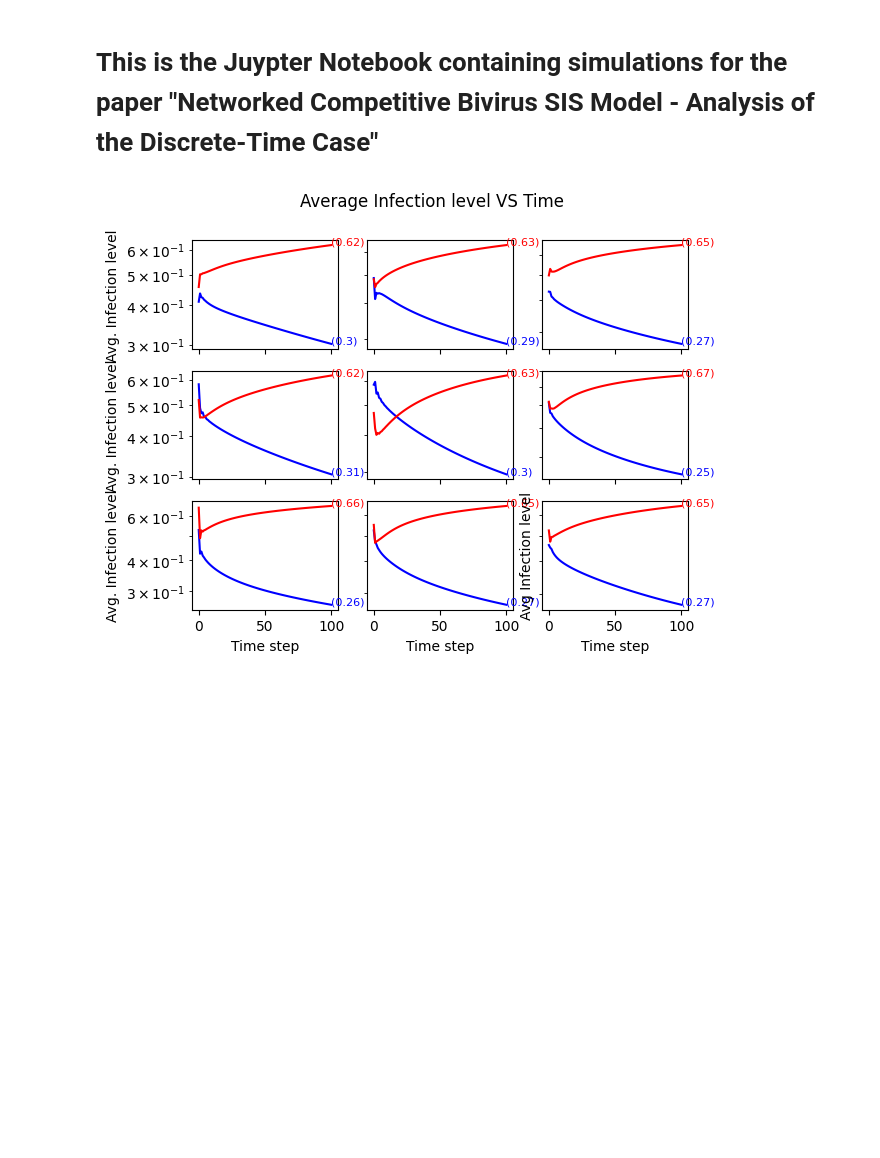
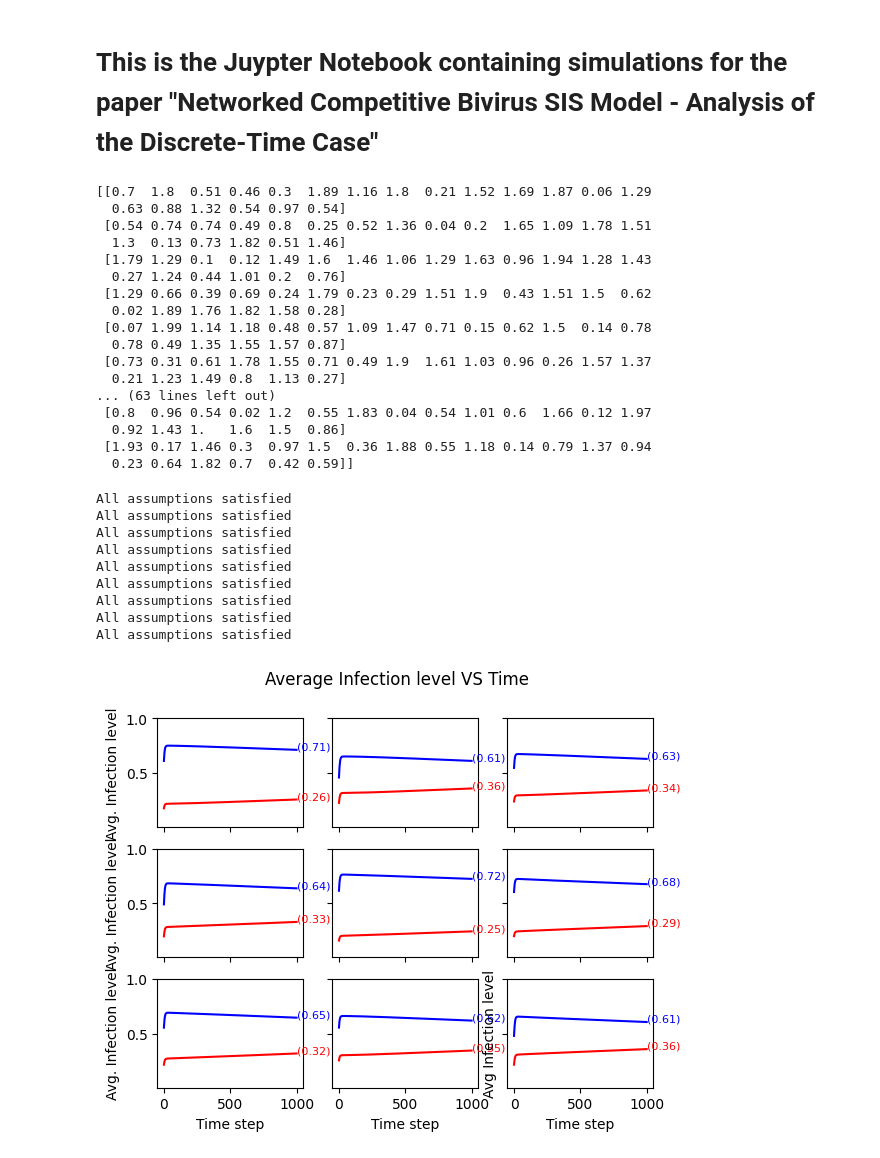
Before and after one commit to mrhoggboss/Discrete-time-competitive-bivirus-SIS, a Jupyter notebook: Double-systems-analysis/experiments.ipynb, the cells around one changed output. Drawn from its saved outputs; the diff is of its cells as text; code cells hidden in the pictures; blank space fills up the shorter version.

Commit message:
implemented assumption checker

```diff
--- a/Double-systems-analysis/experiments.ipynb
+++ b/Double-systems-analysis/experiments.ipynb
@@ -4,20 +4,38 @@
 import bivirus
 import numpy as np
 # %%
-config = bivirus.SimulationConfig(N=20, h=0.1, W=2, iterations=100,
-                                seed = 42)
-                            #   seed=1669509115)
-B, delta = bivirus.random_parameters(config)
+# configurations of the experiment
+config = bivirus.SimulationConfig(N=20, h=0.01, W=2, iterations=1000)
 
-x1_avg_histories = []
-x2_avg_histories = []
+# random seed for reproducibility
+seed = 1059
+np.random.seed(seed)
 
-for _ in range(9):
-    x1 = np.random.uniform(0, 1, config.N)
-    x2 = np.random.uniform(0, 1, config.N)
-    results = bivirus.run_simulation(x1, x2, B, delta, config)
-    x1_avg_histories.append(results["x1_avg_history"])
-    x2_avg_histories.append(results["x2_avg_history"])
-bivirus.plot_simulation_3by3(x1_avg_histories, x2_avg_histories)
+# parameters of the model
+B1, B2 = np.random.uniform(0, config.W, (config.N, config.N)), np.random.uniform(0, config.W, (config.N, config.N))
+B1, B2 = np.round(B1, 2), np.round(B2, 2)
+
+B = [B1, B2]
+delta = [
+    0.6 * np.ones(config.N),
+    0.6 * np.ones(config.N)
+]
+print(B1, B2)
 # %% [output]
-[figure, removed]
+[[0.7  1.8  0.51 0.46 0.3  1.89 1.16 1.8  0.21 1.52 1.69 1.87 0.06 1.29
+  0.63 0.88 1.32 0.54 0.97 0.54]
+ [0.54 0.74 0.74 0.49 0.8  0.25 0.52 1.36 0.04 0.2  1.65 1.09 1.78 1.51
+  1.3  0.13 0.73 1.82 0.51 1.46]
+ [1.79 1.29 0.1  0.12 1.49 1.6  1.46 1.06 1.29 1.63 0.96 1.94 1.28 1.43
+  0.27 1.24 0.44 1.01 0.2  0.76]
+ [1.29 0.66 0.39 0.69 0.24 1.79 0.23 0.29 1.51 1.9  0.43 1.51 1.5  0.62
+  0.02 1.89 1.76 1.82 1.58 0.28]
+ [0.07 1.99 1.14 1.18 0.48 0.57 1.09 1.47 0.71 0.15 0.62 1.5  0.14 0.78
+  0.78 0.49 1.35 1.55 1.57 0.87]
+ [0.73 0.31 0.61 1.78 1.55 0.71 0.49 1.9  1.61 1.03 0.96 0.26 1.57 1.37
+  0.21 1.23 1.49 0.8  1.13 0.27]
+... (63 lines left out)
+ [0.8  0.96 0.54 0.02 1.2  0.55 1.83 0.04 0.54 1.01 0.6  1.66 0.12 1.97
+  0.92 1.43 1.   1.6  1.5  0.86]
+ [1.93 0.17 1.46 0.3  0.97 1.5  0.36 1.88 0.55 1.18 0.14 0.79 1.37 0.94
+  0.23 0.64 1.82 0.7  0.42 0.59]]
@@ -196,0 +42,25 @@ plot_simulation(x1_avg_histories, x2_avg_histories)
+# %%
+# run simulation with 9 random initial conditions
+# and plot the results
+x1_avg_histories = []
+x2_avg_histories = []
+
+for i in range(9):
+    x1 = np.random.uniform(0, 1, config.N)
+    x2 = np.random.uniform(0, 1 - x1, config.N)
+    bivirus.check_assumptions(x1, x2, B, delta, config)
+    results = bivirus.run_simulation(x1, x2, B, delta, config)
+    x1_avg_histories.append(results["x1_avg_history"])
+    x2_avg_histories.append(results["x2_avg_history"])
+bivirus.plot_simulation_3by3(x1_avg_histories, x2_avg_histories, yscale='linear')
+# %% [output]
+All assumptions satisfied
+All assumptions satisfied
+All assumptions satisfied
+All assumptions satisfied
+All assumptions satisfied
+All assumptions satisfied
+All assumptions satisfied
+All assumptions satisfied
+All assumptions satisfied
+[figure, added]
```
Also changed, not shown: parts of 2 cells of this notebook, 2 other files.
